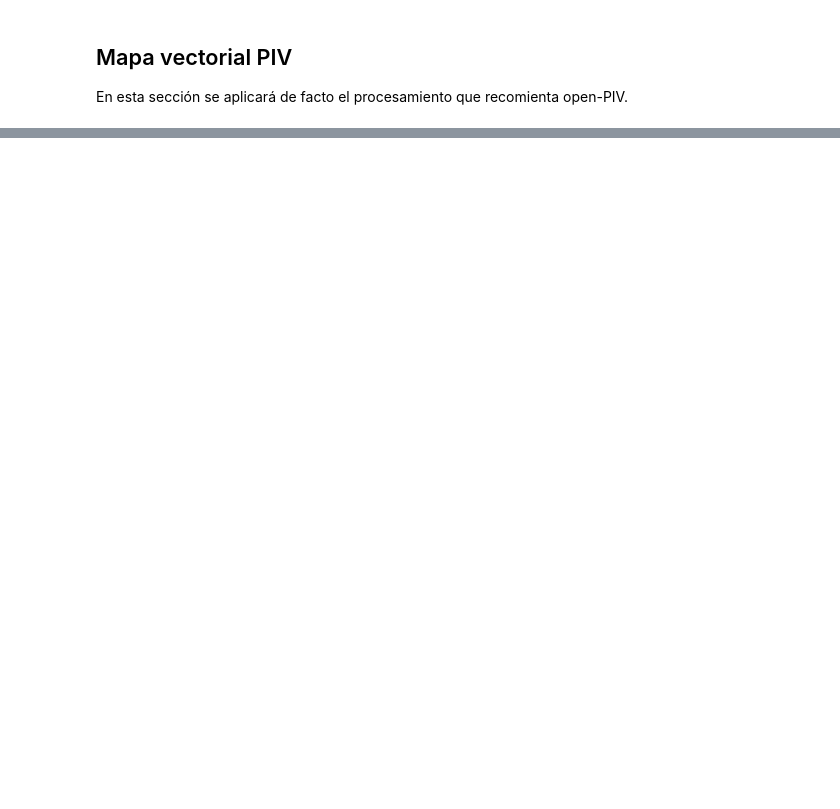
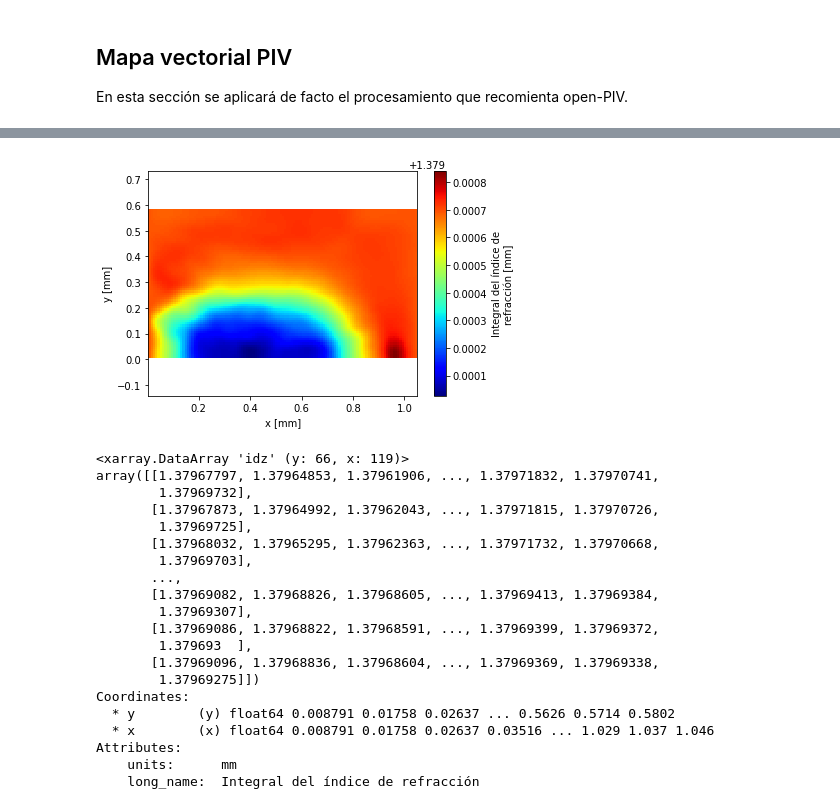
Before and after one commit to Abner-01/BOS, a Jupyter notebook: test1.ipynb, the cells around one changed output, grey strips where cells are left out. Saved outputs shown, nothing was run; the diff lists cells and outputs as text; code cells hidden in the pictures; blank space fills up the shorter version.

```diff
--- a/test1.ipynb
+++ b/test1.ipynb
@@ -259,0 +326,8 @@ frame369.jpg frame370.jpg
+# %%
+d = 1.4  # [mm] object-pattern distance
+w = float(filtered_data.x.max() - filtered_data.x.min())  # [mm] object size
+n0 = 1.33  # [] refractive index of the air
+
+idz_top = idz_bottom = None
+idz_left = n0 * w
+idz_right = n0 * w
@@ -259,0 +336,32 @@ frame369.jpg frame370.jpg
+# %%
+idz = solve_BOS(filtered_data.divergence, w, d, n0, idz_top, idz_bottom, idz_left, idz_right)
+
+fig, ax = plt.subplots()
+idz.plot.pcolormesh(ax=ax, cmap=plt.cm.jet)
+ax.axis("equal")
+fig.tight_layout()
+plt.show()
+
+idz
+# %% [output]
+[figure, added]
+<xarray.DataArray 'idz' (y: 66, x: 119)>
+array([[1.37967797, 1.37964853, 1.37961906, ..., 1.37971832, 1.37970741,
+        1.37969732],
+       [1.37967873, 1.37964992, 1.37962043, ..., 1.37971815, 1.37970726,
+        1.37969725],
+       [1.37968032, 1.37965295, 1.37962363, ..., 1.37971732, 1.37970668,
+        1.37969703],
+       ...,
+       [1.37969082, 1.37968826, 1.37968605, ..., 1.37969413, 1.37969384,
+        1.37969307],
+       [1.37969086, 1.37968822, 1.37968591, ..., 1.37969399, 1.37969372,
+        1.379693  ],
+       [1.37969096, 1.37968836, 1.37968604, ..., 1.37969369, 1.37969338,
+        1.37969275]])
+Coordinates:
+  * y        (y) float64 0.008791 0.01758 0.02637 ... 0.5626 0.5714 0.5802
+  * x        (x) float64 0.008791 0.01758 0.02637 0.03516 ... 1.029 1.037 1.046
+Attributes:
+    units:      mm
+    long_name:  Integral del índice de refracción
```
Also changed, not shown: parts of 13 cells of this notebook, 3 other files.
